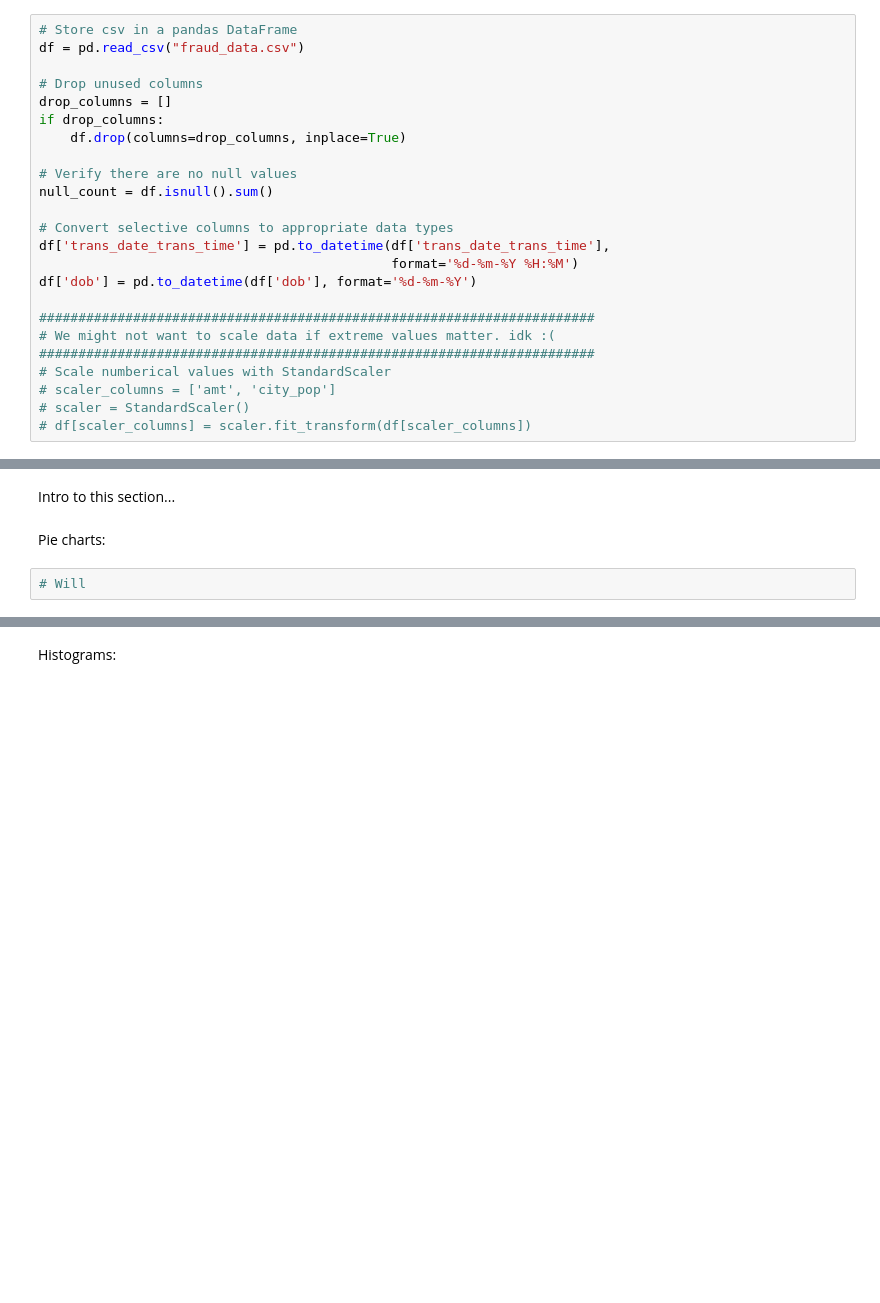
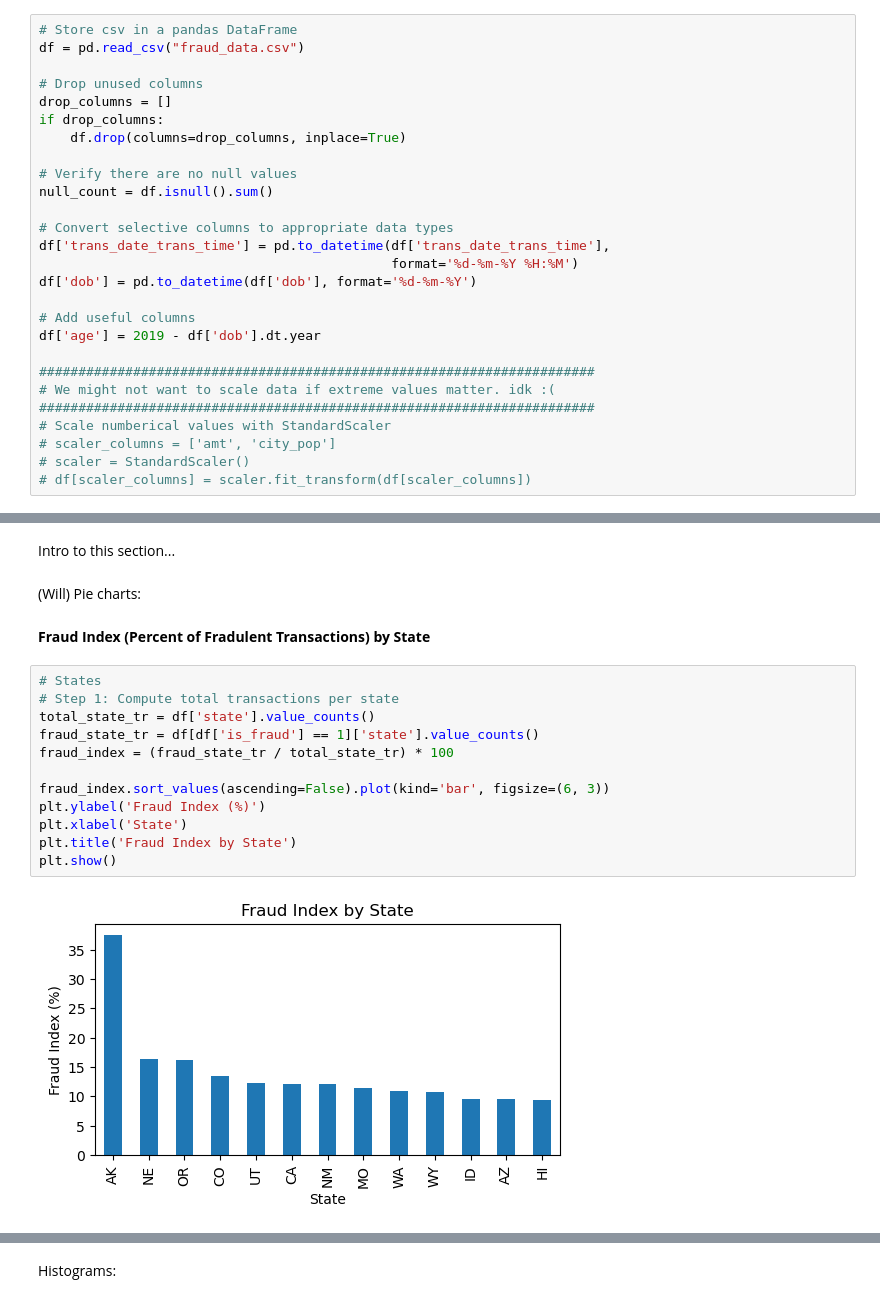
Before and after one commit to maddiegross7/325-Final-Project, a Jupyter notebook: Final_Project_RegularlyScheduledProgramming.ipynb, the cells around one changed output, grey strips where cells are left out. Drawn from its saved outputs; the diff is of its cells as text; blank space fills up the shorter version.

```diff
--- a/Final_Project_RegularlyScheduledProgramming.ipynb
+++ b/Final_Project_RegularlyScheduledProgramming.ipynb
@@ -30,6 +32,9 @@ df['trans_date_trans_time'] = pd.to_datetime(df['trans_date_trans_time'],
                                              format='%d-%m-%Y %H:%M')
 df['dob'] = pd.to_datetime(df['dob'], format='%d-%m-%Y')
 
+# Add useful columns
+df['age'] = 2019 - df['dob'].dt.year
+
 #######################################################################
 # We might not want to scale data if extreme values matter. idk :(
 #######################################################################
@@ -59,7 +91,21 @@ if show_metadata:
 ### Basic Statistics and Observations
 # %% [markdown]
 Intro to this section...
-# %% [markdown]
-Pie charts:
-# %%
-# Will
+# %% [markdown]
+(Will) Pie charts:
+# %% [markdown]
+**Fraud Index (Percent of Fradulent Transactions) by State**
+# %%
+# States
+# Step 1: Compute total transactions per state
+total_state_tr = df['state'].value_counts()
+fraud_state_tr = df[df['is_fraud'] == 1]['state'].value_counts()
+fraud_index = (fraud_state_tr / total_state_tr) * 100
+
+fraud_index.sort_values(ascending=False).plot(kind='bar', figsize=(6, 3))
+plt.ylabel('Fraud Index (%)')
+plt.xlabel('State')
+plt.title('Fraud Index by State')
+plt.show()
+# %% [output]
+[figure, added]
```
Also changed, not shown: parts of 9 cells of this notebook.
